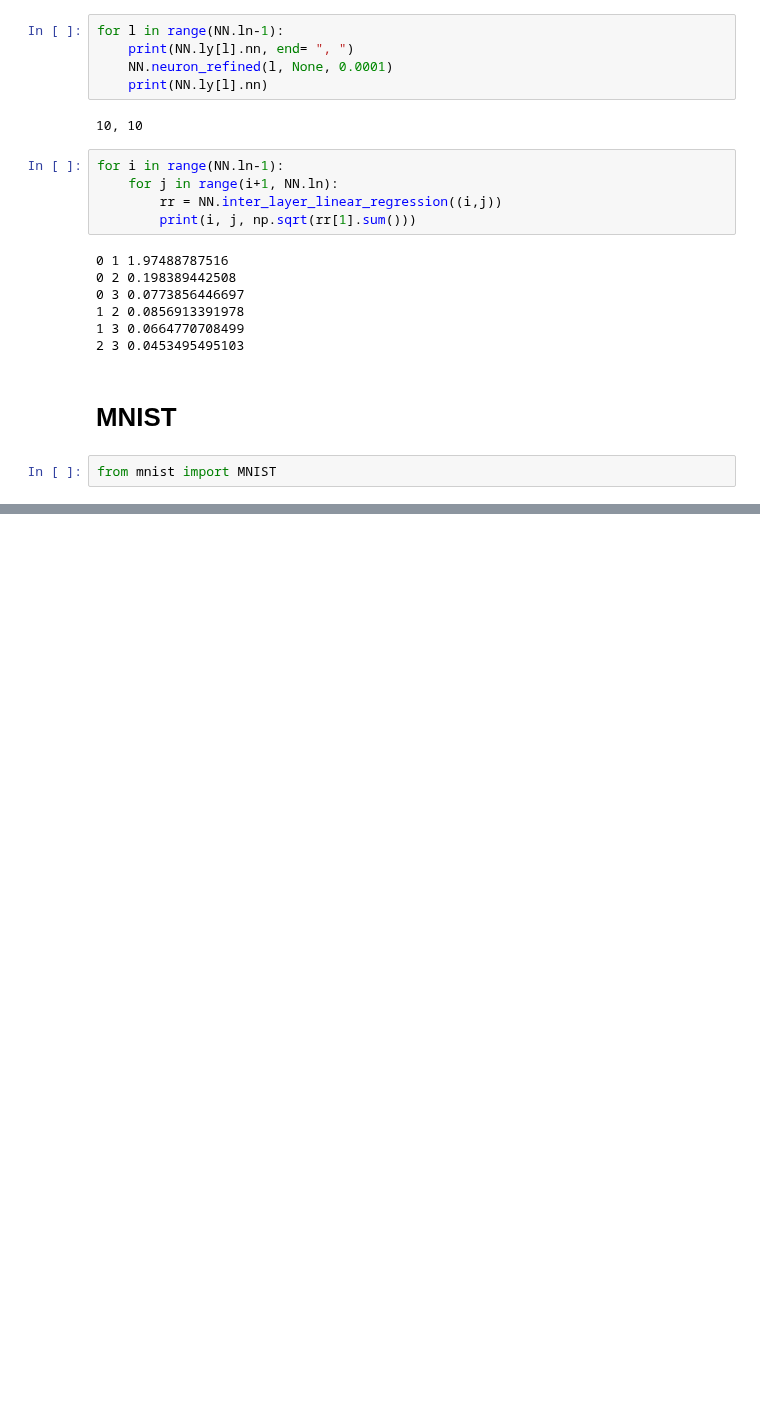
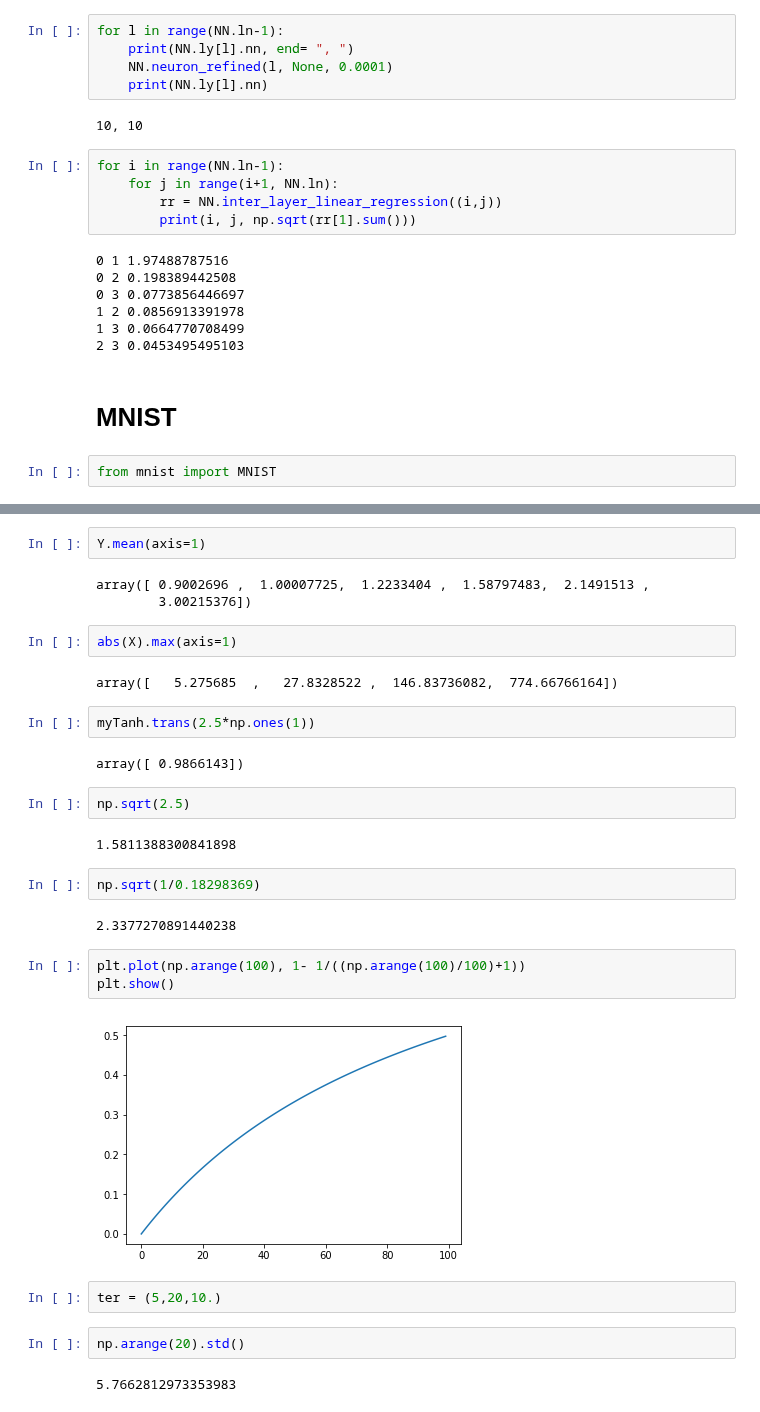
Before and after one commit to Dogiko/Machine-Learning, a Jupyter notebook: Neural-Network.ipynb, the cells around one changed output, grey strips where cells are left out. Drawn from its saved outputs; the diff is of its cells as text; blank space fills up the shorter version.

```diff
--- a/Neural-Network.ipynb
+++ b/Neural-Network.ipynb
@@ -1145,0 +1344,32 @@ False
+# %%
+Y.mean(axis=1)
+# %% [output]
+array([ 0.9002696 ,  1.00007725,  1.2233404 ,  1.58797483,  2.1491513 ,
+        3.00215376])
+# %%
+abs(X).max(axis=1)
+# %% [output]
+array([   5.275685  ,   27.8328522 ,  146.83736082,  774.66766164])
+# %%
+myTanh.trans(2.5*np.ones(1))
+# %% [output]
+array([ 0.9866143])
+# %%
+np.sqrt(2.5)
+# %% [output]
+1.5811388300841898
+# %%
+np.sqrt(1/0.18298369)
+# %% [output]
+2.3377270891440238
+# %%
+plt.plot(np.arange(100), 1- 1/((np.arange(100)/100)+1))
+plt.show()
+# %% [output]
+[figure, added]
+# %%
+ter = (5,20,10.)
+# %%
+np.arange(20).std()
+# %% [output]
+5.7662812973353983
```
Also changed, not shown: parts of 38 cells of this notebook, 8 other files.
